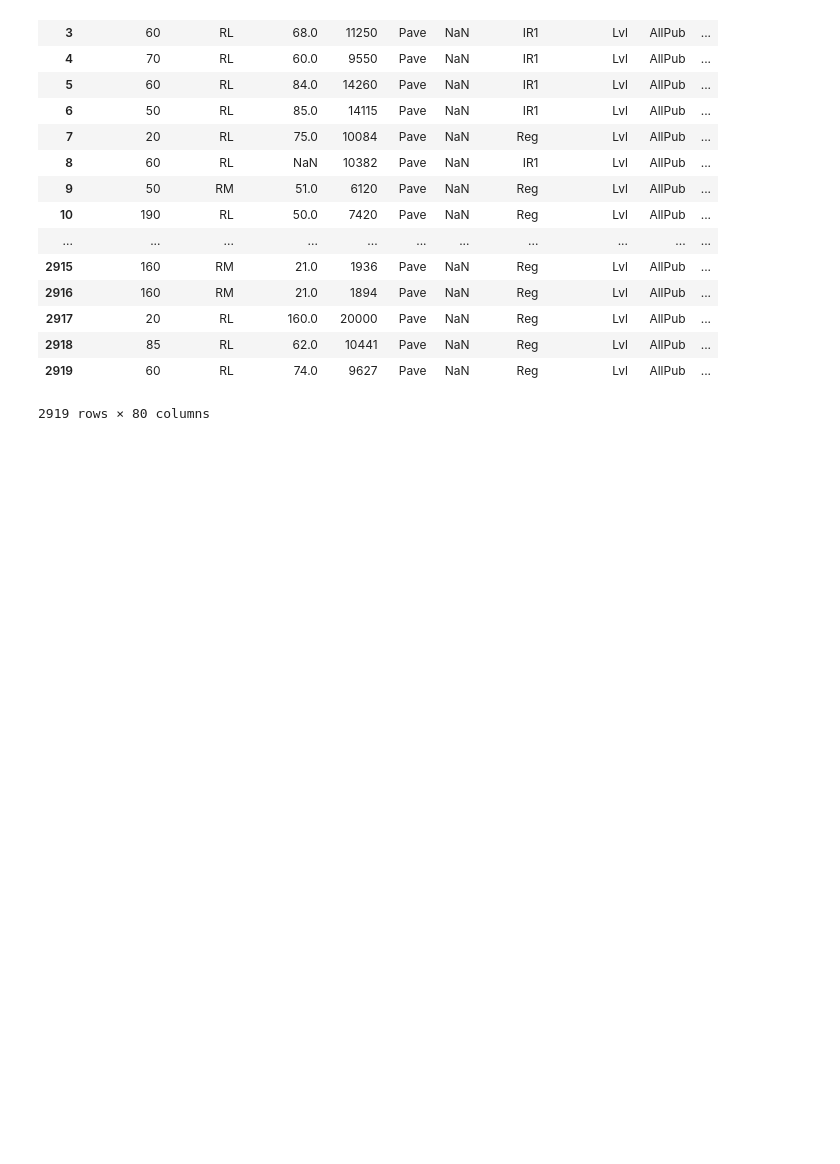
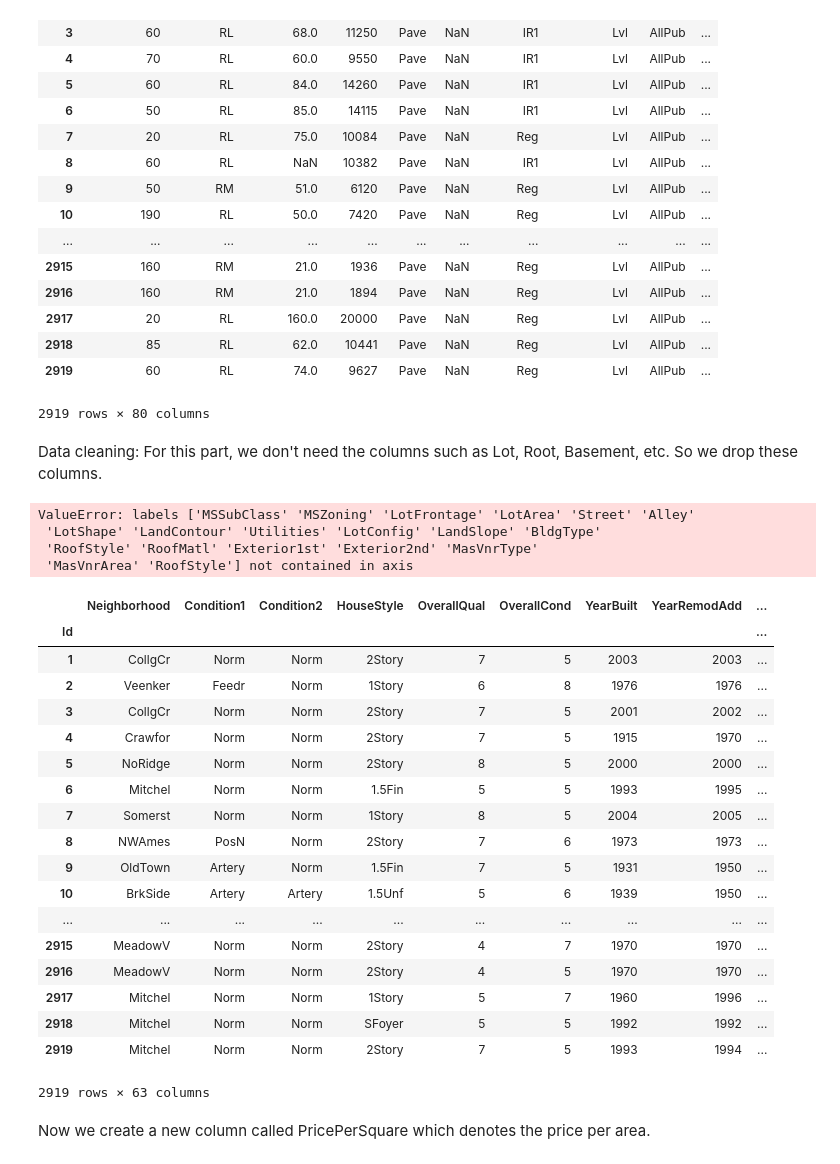
Before and after one commit to muh005/Housing-Price-Analysis, a Jupyter notebook: FinalProject.ipynb, the cells around one changed output. Saved outputs shown, nothing was run; the diff lists cells and outputs as text; code cells hidden in the pictures; blank space fills up the shorter version.

Commit message:
Data cleaning & preprocessing

```diff
--- a/FinalProject.ipynb
+++ b/FinalProject.ipynb
@@ -56,3 +56,36 @@ df
 | 2918 | 85 | RL | 62.0 | 10441 | Pave | NaN | Reg | Lvl | AllPub | ... |
 | 2919 | 60 | RL | 74.0 | 9627 | Pave | NaN | Reg | Lvl | AllPub | ... |
 2919 rows × 80 columns
+# %% [markdown]
+Data cleaning: For this part, we don't need the columns such as Lot, Root, Basement, etc. So we drop these columns.
+# %%
+df = df.drop(['MSSubClass','MSZoning','LotFrontage','LotArea','Street','Alley', 'LotShape','LandContour','Utilities','LotConfig','LandSlope', 'BldgType', 'RoofStyle', 'RoofMatl','Exterior1st','Exterior2nd','MasVnrType', 'MasVnrArea', 'RoofStyle'], axis = 1 )
+# %% [output]
+ValueError: labels ['MSSubClass' 'MSZoning' 'LotFrontage' 'LotArea' 'Street' 'Alley'
+ 'LotShape' 'LandContour' 'Utilities' 'LotConfig' 'LandSlope' 'BldgType'
+ 'RoofStyle' 'RoofMatl' 'Exterior1st' 'Exterior2nd' 'MasVnrType'
+ 'MasVnrArea' 'RoofStyle'] not contained in axis
+# %%
+df
+# %% [output]
+|  | Neighborhood | Condition1 | Condition2 | HouseStyle | OverallQual | OverallCond | YearBuilt | YearRemodAdd | ... |
+| Id |  |  |  |  |  |  |  |  | ... |
+| 1 | CollgCr | Norm | Norm | 2Story | 7 | 5 | 2003 | 2003 | ... |
+| 2 | Veenker | Feedr | Norm | 1Story | 6 | 8 | 1976 | 1976 | ... |
+| 3 | CollgCr | Norm | Norm | 2Story | 7 | 5 | 2001 | 2002 | ... |
+| 4 | Crawfor | Norm | Norm | 2Story | 7 | 5 | 1915 | 1970 | ... |
+| 5 | NoRidge | Norm | Norm | 2Story | 8 | 5 | 2000 | 2000 | ... |
+| 6 | Mitchel | Norm | Norm | 1.5Fin | 5 | 5 | 1993 | 1995 | ... |
+| 7 | Somerst | Norm | Norm | 1Story | 8 | 5 | 2004 | 2005 | ... |
+| 8 | NWAmes | PosN | Norm | 2Story | 7 | 6 | 1973 | 1973 | ... |
+| 9 | OldTown | Artery | Norm | 1.5Fin | 7 | 5 | 1931 | 1950 | ... |
+| 10 | BrkSide | Artery | Artery | 1.5Unf | 5 | 6 | 1939 | 1950 | ... |
+| ... | ... | ... | ... | ... | ... | ... | ... | ... | ... |
+| 2915 | MeadowV | Norm | Norm | 2Story | 4 | 7 | 1970 | 1970 | ... |
+| 2916 | MeadowV | Norm | Norm | 2Story | 4 | 5 | 1970 | 1970 | ... |
+| 2917 | Mitchel | Norm | Norm | 1Story | 5 | 7 | 1960 | 1996 | ... |
+| 2918 | Mitchel | Norm | Norm | SFoyer | 5 | 5 | 1992 | 1992 | ... |
+| 2919 | Mitchel | Norm | Norm | 2Story | 7 | 5 | 1993 | 1994 | ... |
+2919 rows × 63 columns
+# %% [markdown]
+Now we create a new column called PricePerSquare which denotes the price per area.
```
Also changed, not shown: parts of 2 cells of this notebook.
